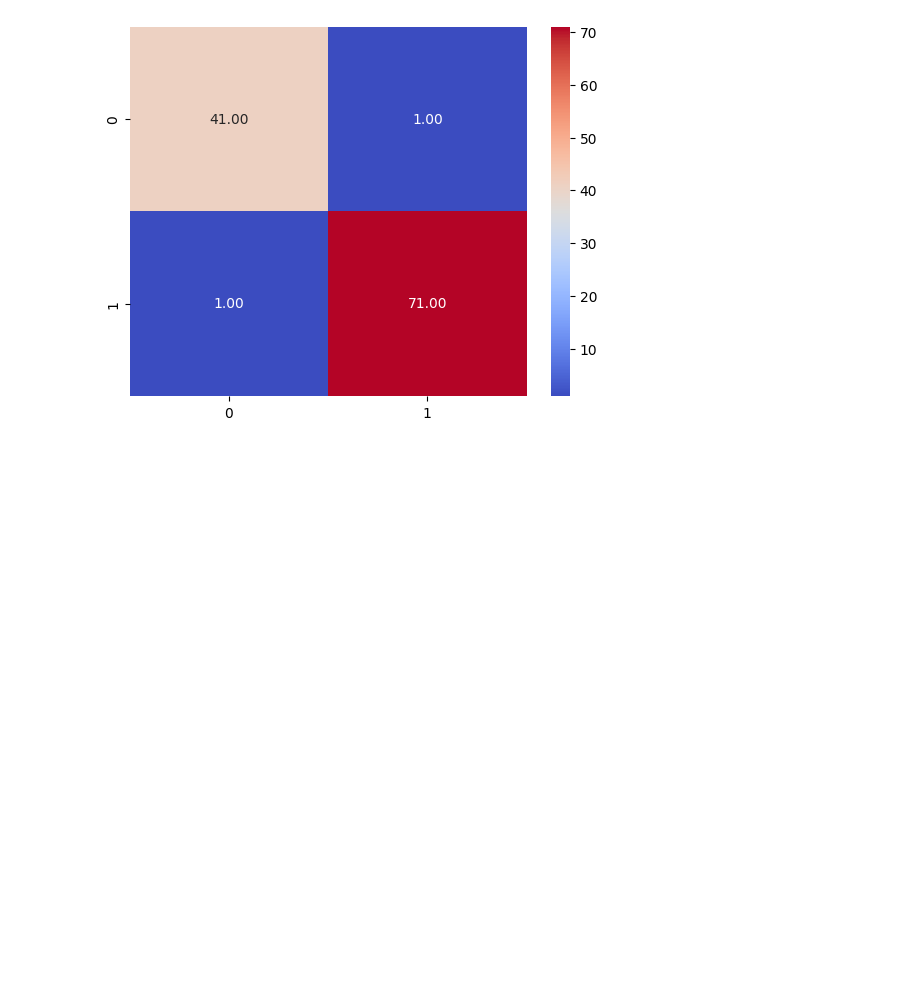
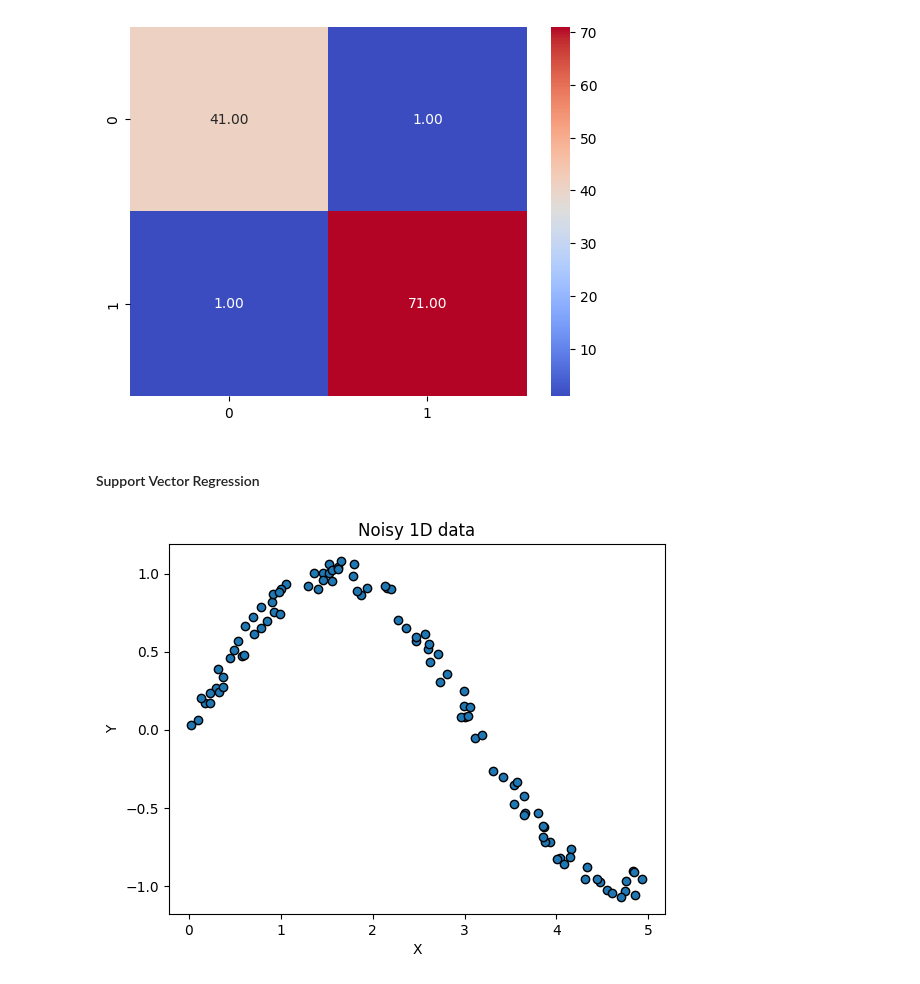
Before and after one commit to mostafizcse007/Machine-Learning, a Jupyter notebook: Week 5/Support_vector_machine.ipynb, the cells around one changed output. Saved outputs shown, nothing was run; the diff lists cells and outputs as text; code cells hidden in the pictures; blank space fills up the shorter version.

Commit message:
Support Vector Regression

```diff
--- a/Week 5/Support_vector_machine.ipynb
+++ b/Week 5/Support_vector_machine.ipynb
@@ -151,3 +152,18 @@ sns.heatmap(data=cm,annot=True,cmap='coolwarm',fmt='.2f')
 plt.show()
 # %% [output]
 [figure]
+# %% [markdown]
+#### Support Vector Regression
+# %%
+# crete a simple 1D regression dataset
+rng = np.random.RandomState(42)
+X = np.sort(5*rng.rand(100,1),axis=1)
+y = np.sin(X).ravel()
+y += .2 * (rng.rand(y.shape[0]) - .5)
+plt.xlabel('X')
+plt.ylabel('Y')
+plt.title('Noisy 1D data')
+plt.scatter(X,y,edgecolors='k')
+plt.show()
+# %% [output]
+[figure, added]
```
Also changed, not shown: parts of 5 cells of this notebook.
